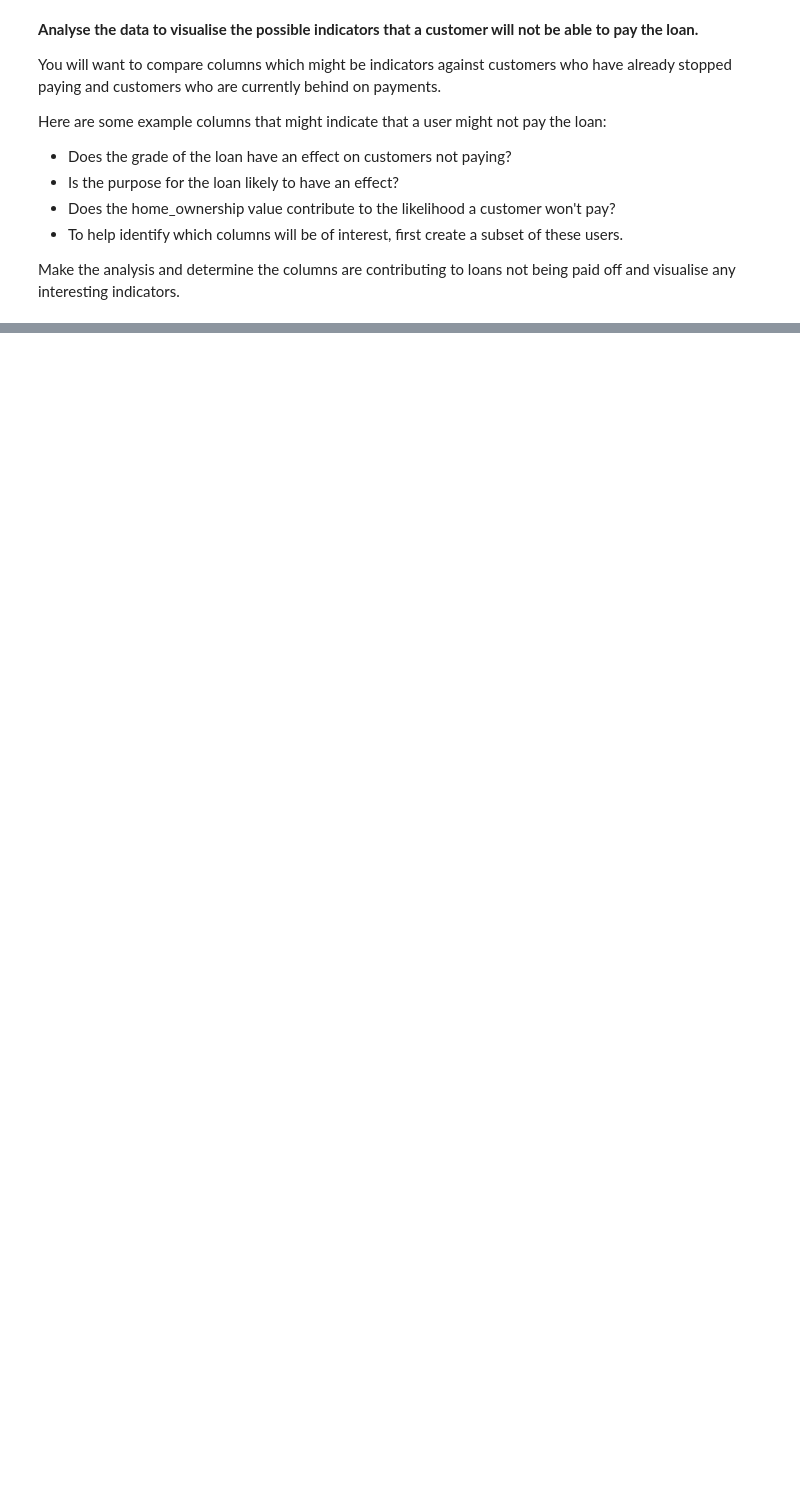
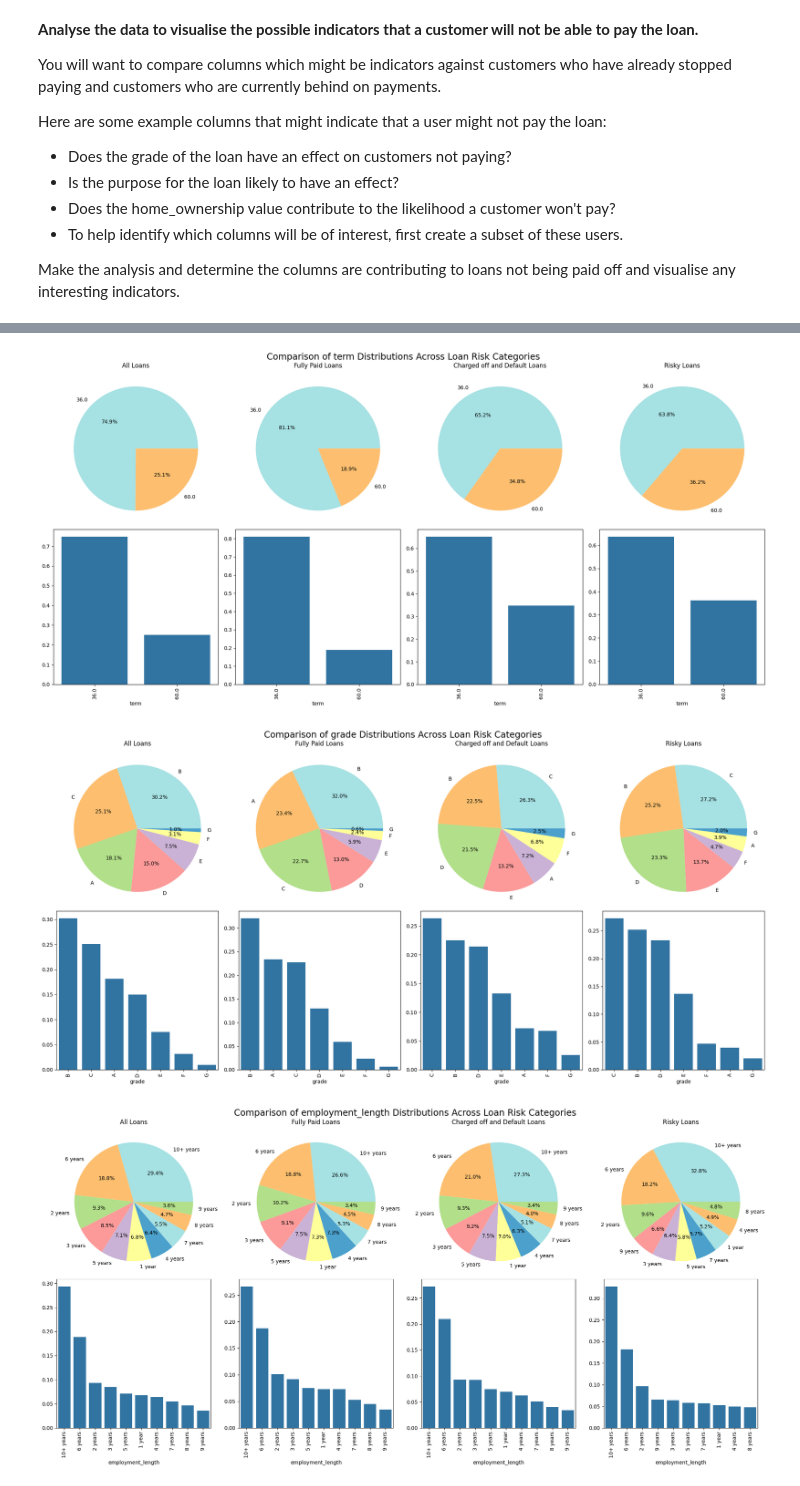
Before and after one commit to hosna22/EDA-Customer-Loans, a Jupyter notebook: analysis.ipynb, the cells around one changed output, grey strips where cells are left out. Drawn from its saved outputs; the diff is of its cells as text; code cells hidden in the pictures; blank space fills up the shorter version.

```diff
--- a/analysis.ipynb
+++ b/analysis.ipynb
@@ -367,0 +267,10 @@ plot.plot_three_line_chart(delinq_2yrs_chart_labels, delinq_2yrs_chart_values,'A
+# %%
+plot.discrete_value_risk_comparison(loans_df, 'term')
+plot.discrete_value_risk_comparison(loans_df, 'grade')
+plot.discrete_value_risk_comparison(loans_df, 'employment_length')
+plot.discrete_value_risk_comparison(loans_df, 'home_ownership')
+plot.discrete_value_risk_comparison(loans_df, 'purpose')
+# %% [output]
+[figure, added]
+[figure, added]
+[figure, added]
```
Also changed, not shown: parts of 10 cells of this notebook, 2 other files.
